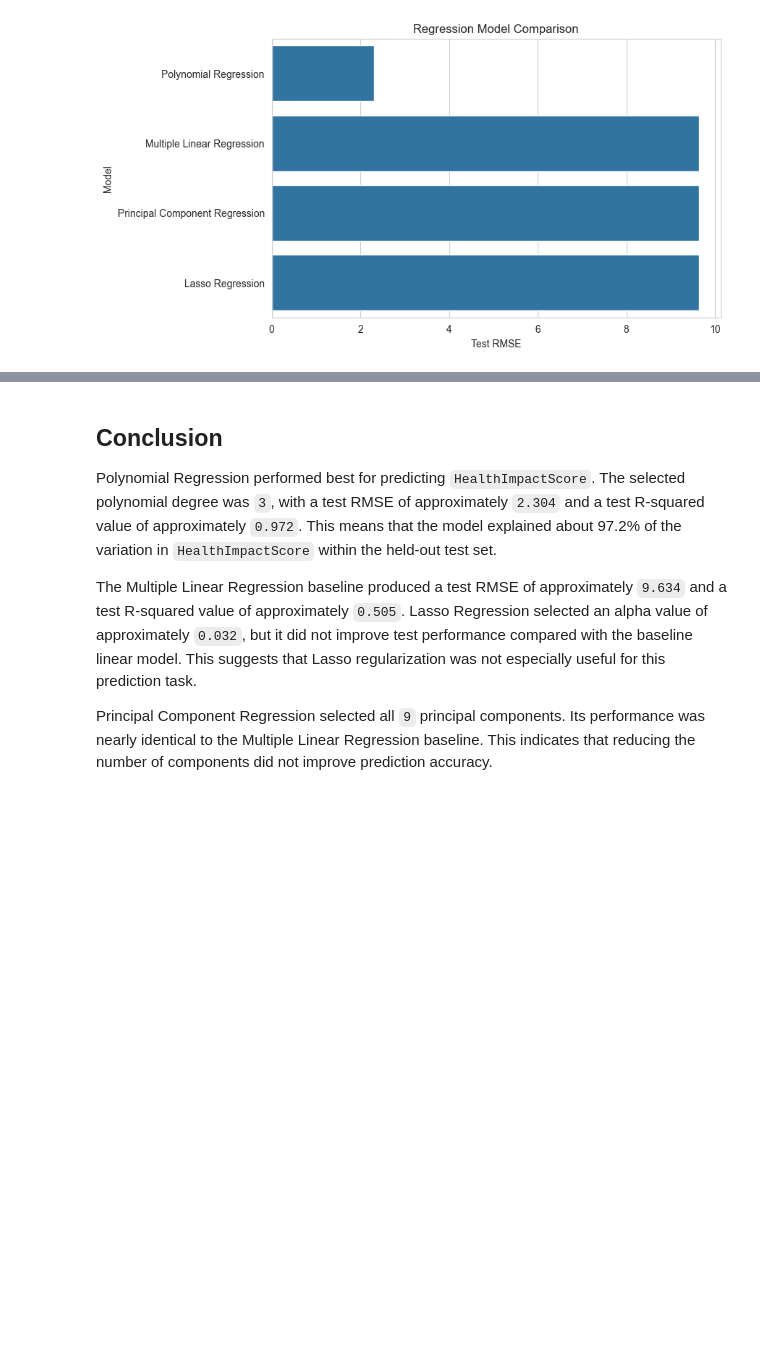
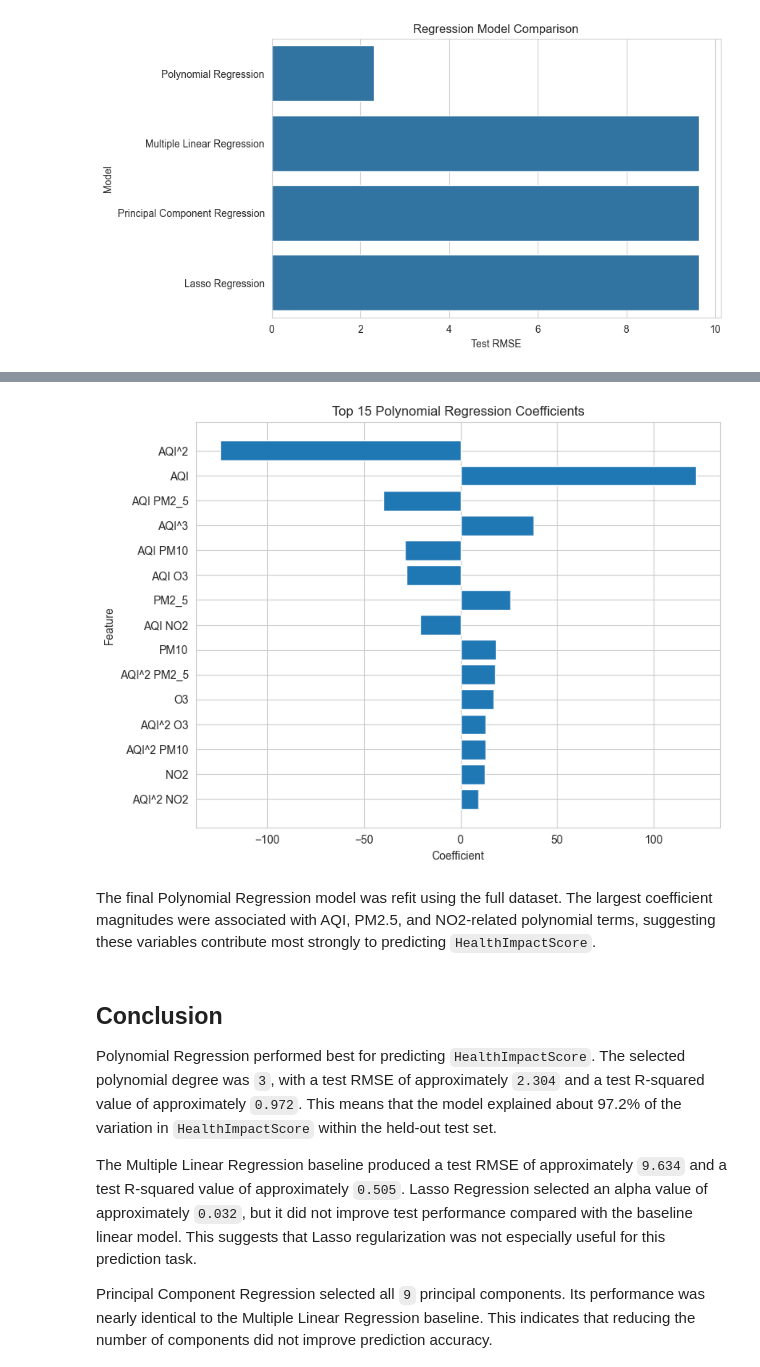
Before and after one commit to BryanR-17/COGS109-air-quality-health-impact, a Jupyter notebook: notebooks/02_regression_models.ipynb, the cells around one changed output, grey strips where cells are left out. Saved outputs shown, nothing was run; the diff lists cells and outputs as text; code cells hidden in the pictures; blank space fills up the shorter version.

Commit message:
Update regression and classification notebooks

```diff
--- a/notebooks/02_regression_models.ipynb
+++ b/notebooks/02_regression_models.ipynb
@@ -353,3 +352,9 @@ plt.ylabel("Model")
 plt.show()
 # %% [output]
 [figure]
+# %%
+# Refit best polynomial model on the FULL dataset
+
+final_regression_model = polynomial_search.best_estimator_
+final_regression_model.fit(X, y)
+print("Best Degree:", final_regression_model.named_steps["polynomial_features"].degree)
@@ -355,0 +363,19 @@ plt.show()
+# %%
+poly = final_regression_model.named_steps["polynomial_features"]
+model = final_regression_model.named_steps["LinearRegression"]
+
+feature_names = poly.get_feature_names_out(predictors)
+
+coef_df = pd.DataFrame({
+    "Feature": feature_names,
+    "Coefficient": model.coef_
+})
+
+coef_df["Abs_Coefficient"] = coef_df["Coefficient"].abs()
+
+coef_df = coef_df.sort_values(
+    "Abs_Coefficient",
+    ascending=False
+)
+
+coef_df.head(15)
@@ -356,3 +399,20 @@ plt.show()
+# %%
+top_coef = coef_df.head(15)
+
+plt.figure(figsize=(8,6))
+plt.barh(
+    top_coef["Feature"][::-1],
+    top_coef["Coefficient"][::-1]
+)
+plt.xlabel("Coefficient")
+plt.ylabel("Feature")
+plt.title("Top 15 Polynomial Regression Coefficients")
+plt.tight_layout()
+plt.show()
+# %% [output]
+[figure, added]
+# %% [markdown]
+The final Polynomial Regression model was refit using the full dataset. The largest coefficient magnitudes were associated with AQI, PM2.5, and NO2-related polynomial terms, suggesting these variables contribute most strongly to predicting `HealthImpactScore`.
 # %% [markdown]
 ## Conclusion
 
```
Also changed, not shown: parts of 8 cells of this notebook, 1 other file.
